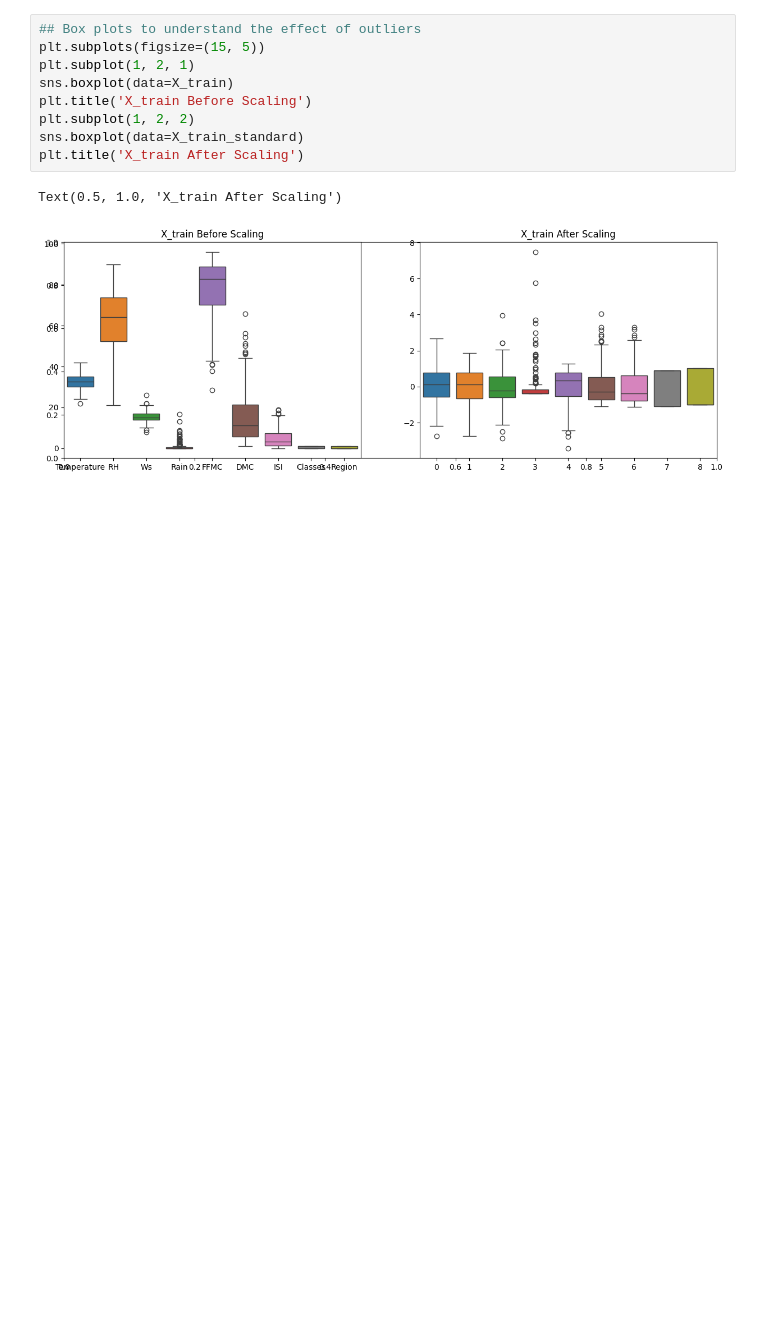
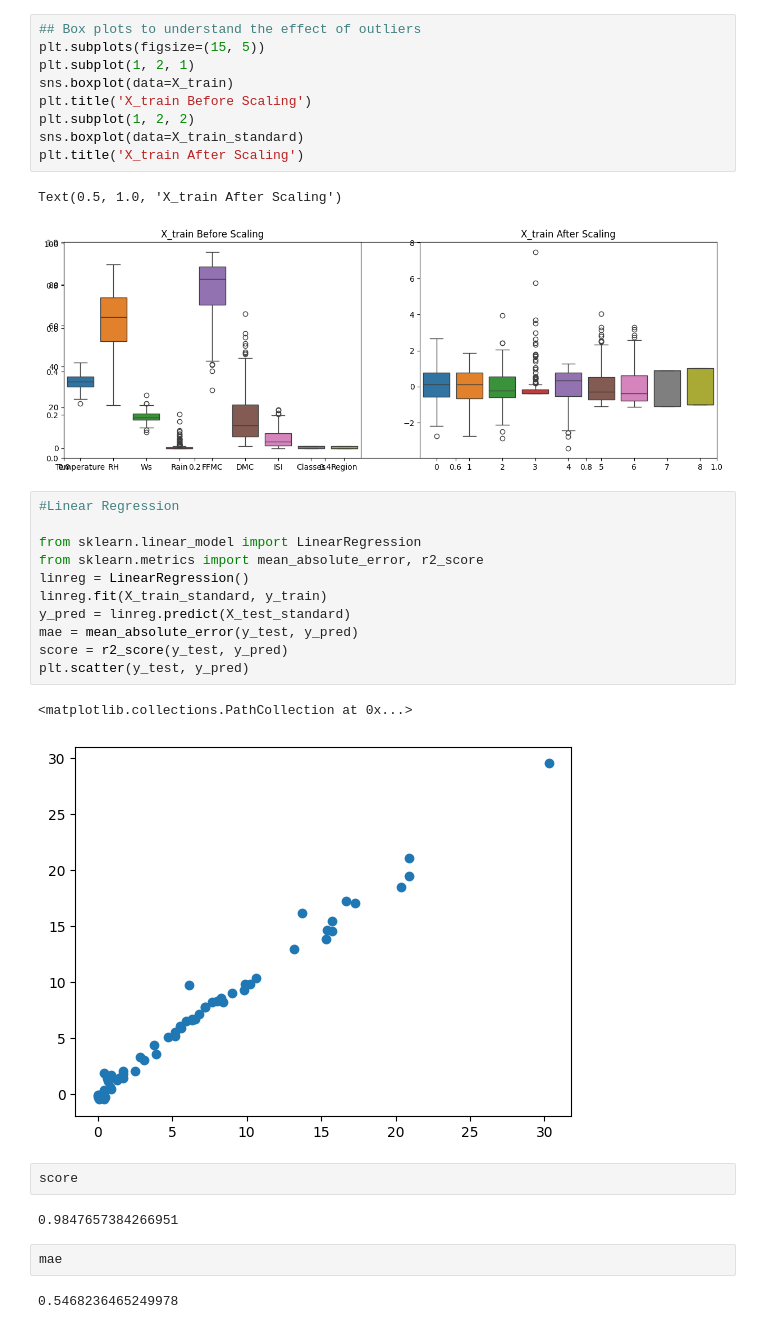
Before and after one commit to biswaisop/Algeria-forest-fires, a Jupyter notebook: model-train.ipynb, the cells around one changed output. Saved outputs shown, nothing was run; the diff lists cells and outputs as text; blank space fills up the shorter version.

Commit message:
model training

```diff
--- a/model-train.ipynb
+++ b/model-train.ipynb
@@ -123,3 +123,25 @@ plt.title('X_train After Scaling')
 # %% [output]
 Text(0.5, 1.0, 'X_train After Scaling')
 [figure]
+# %%
+#Linear Regression
+
+from sklearn.linear_model import LinearRegression
+from sklearn.metrics import mean_absolute_error, r2_score
+linreg = LinearRegression()
+linreg.fit(X_train_standard, y_train)
+y_pred = linreg.predict(X_test_standard)
+mae = mean_absolute_error(y_test, y_pred)
+score = r2_score(y_test, y_pred)
+plt.scatter(y_test, y_pred)
+# %% [output]
+<matplotlib.collections.PathCollection at 0x...>
+[figure, added]
+# %%
+score
+# %% [output]
+0.9847657384266951
+# %%
+mae
+# %% [output]
+0.5468236465249978
```
Also changed, not shown: parts of 9 cells of this notebook.
